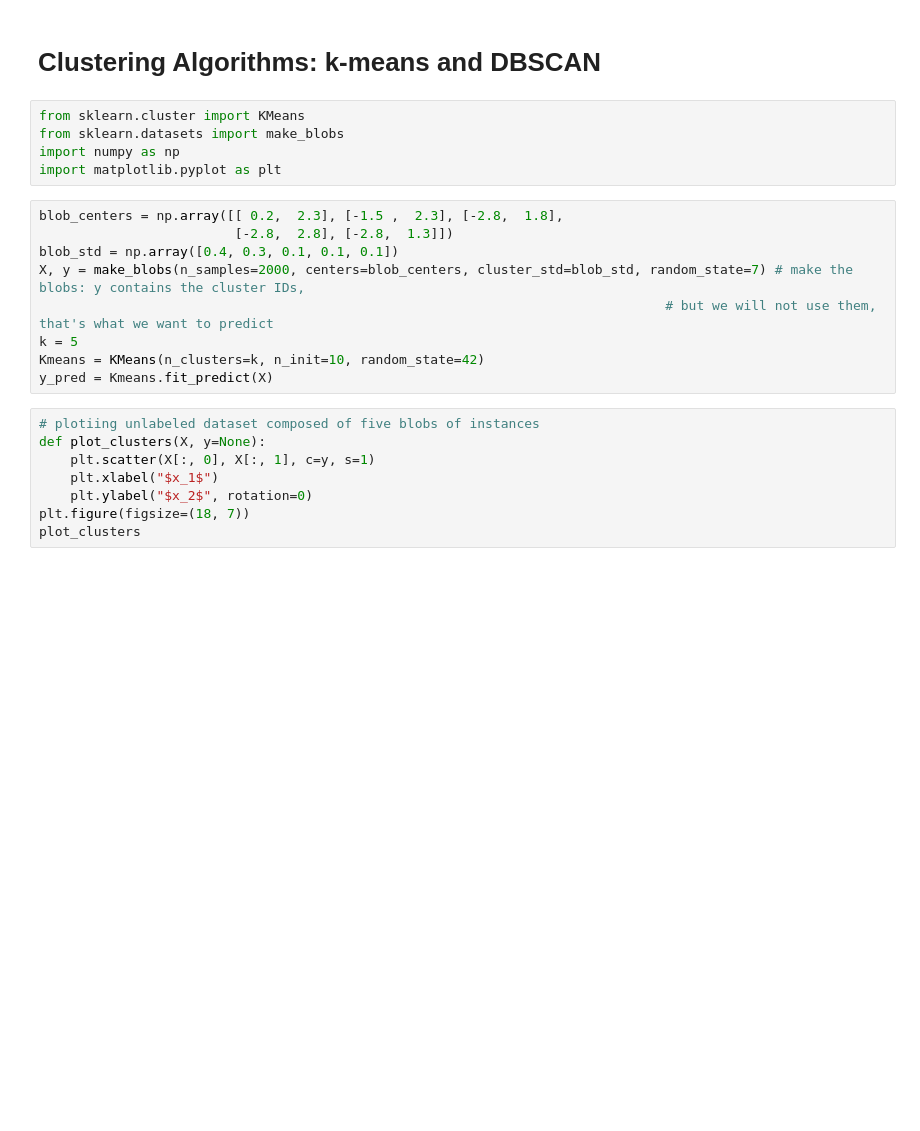
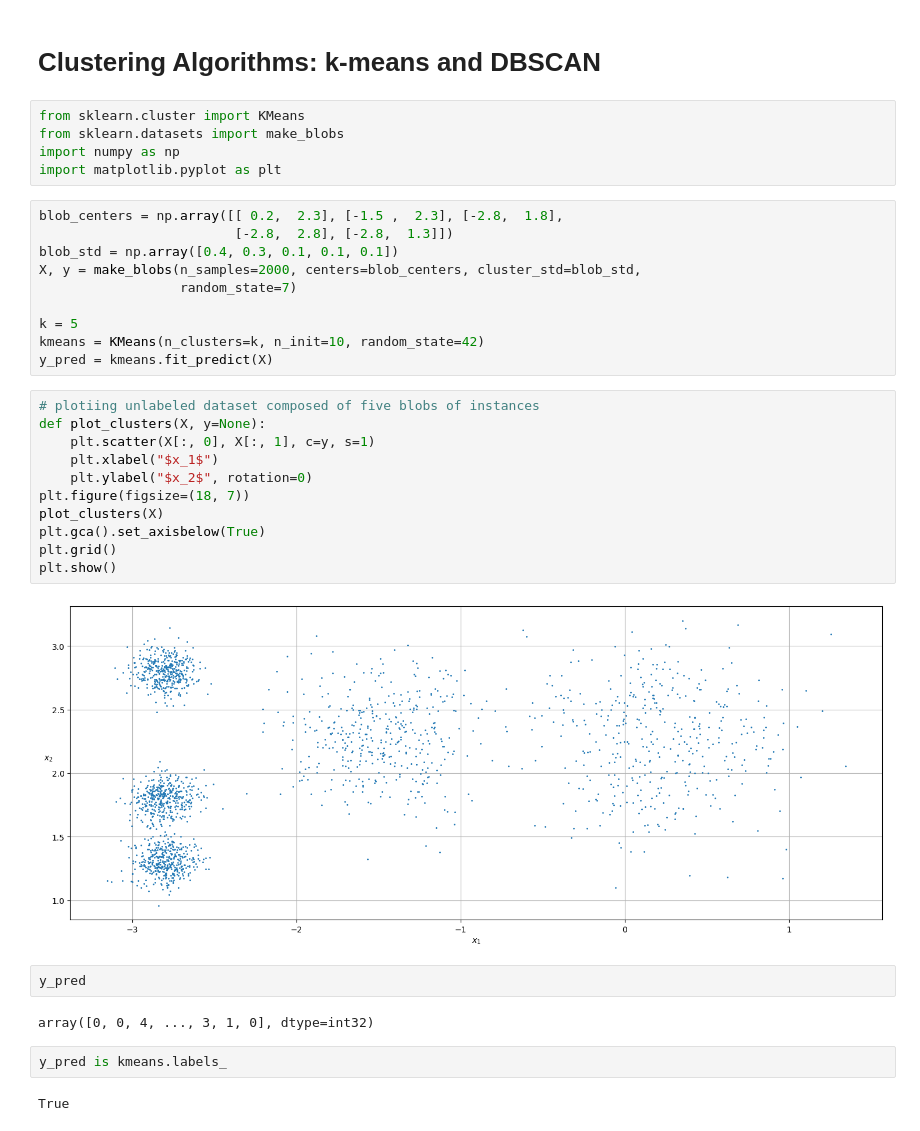
Before and after one commit to Brian342/Hands-on-machine-learning-with-sklearn, a Jupyter notebook: Chapter 9. Unsupervised Learning Techniques.ipynb, the cells around one changed output. Saved outputs shown, nothing was run; the diff lists cells and outputs as text; blank space fills up the shorter version.

```diff
--- a/Chapter 9. Unsupervised Learning Techniques.ipynb
+++ b/Chapter 9. Unsupervised Learning Techniques.ipynb
@@ -9,16 +9,30 @@ import matplotlib.pyplot as plt
 blob_centers = np.array([[ 0.2,  2.3], [-1.5 ,  2.3], [-2.8,  1.8],
                          [-2.8,  2.8], [-2.8,  1.3]])
 blob_std = np.array([0.4, 0.3, 0.1, 0.1, 0.1])
-X, y = make_blobs(n_samples=2000, centers=blob_centers, cluster_std=blob_std, random_state=7) # make the blobs: y contains the cluster IDs,
-                                                                                # but we will not use them, that's what we want to predict
+X, y = make_blobs(n_samples=2000, centers=blob_centers, cluster_std=blob_std,
+                  random_state=7)
+
 k = 5
-Kmeans = KMeans(n_clusters=k, n_init=10, random_state=42)
-y_pred = Kmeans.fit_predict(X)
+kmeans = KMeans(n_clusters=k, n_init=10, random_state=42)
+y_pred = kmeans.fit_predict(X)
 # %%
 # plotiing unlabeled dataset composed of five blobs of instances
 def plot_clusters(X, y=None):
     plt.scatter(X[:, 0], X[:, 1], c=y, s=1)
     plt.xlabel("$x_1$")
     plt.ylabel("$x_2$", rotation=0)
 plt.figure(figsize=(18, 7))
-plot_clusters
+plot_clusters(X)
+plt.gca().set_axisbelow(True)
+plt.grid()
+plt.show()
+# %% [output]
+[figure, added]
+# %%
+y_pred
+# %% [output]
+array([0, 0, 4, ..., 3, 1, 0], dtype=int32)
+# %%
+y_pred is kmeans.labels_
+# %% [output]
+True
```
Also changed, not shown: parts of 1 cell of this notebook.
